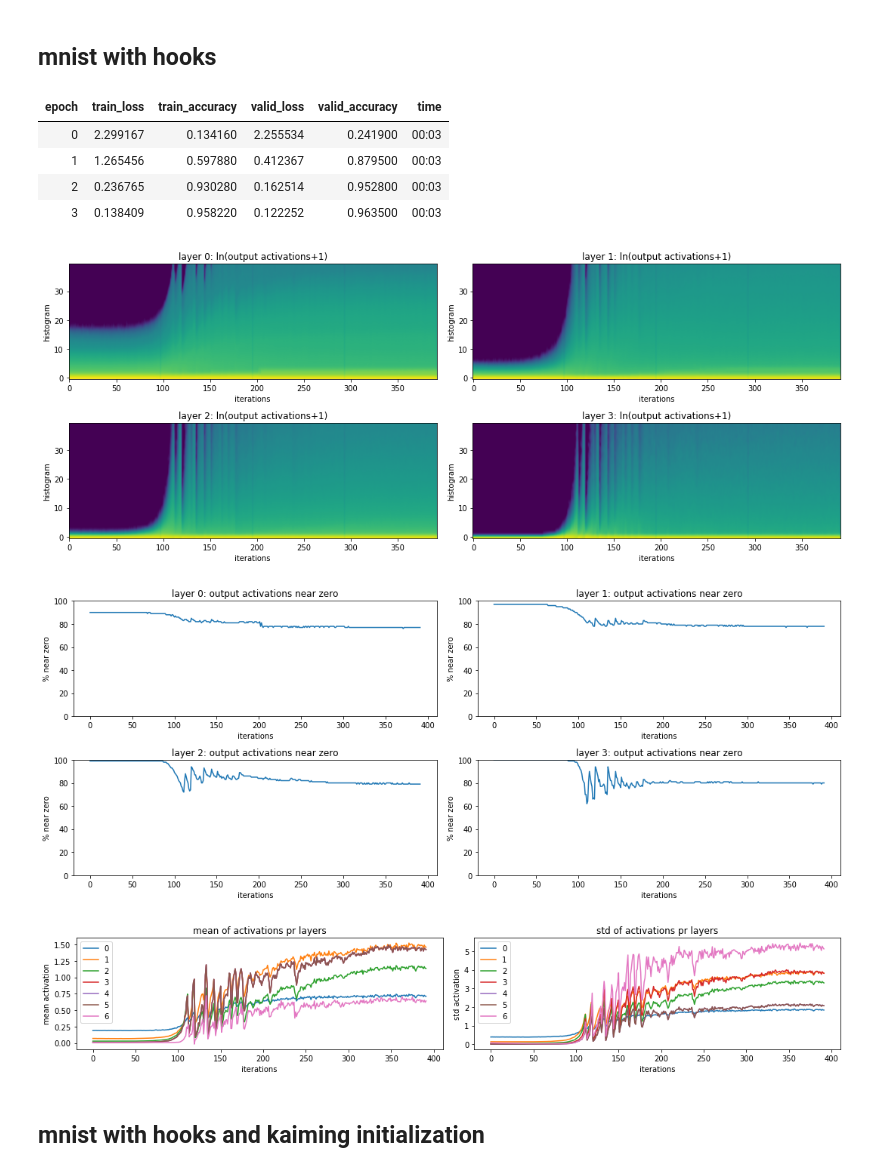
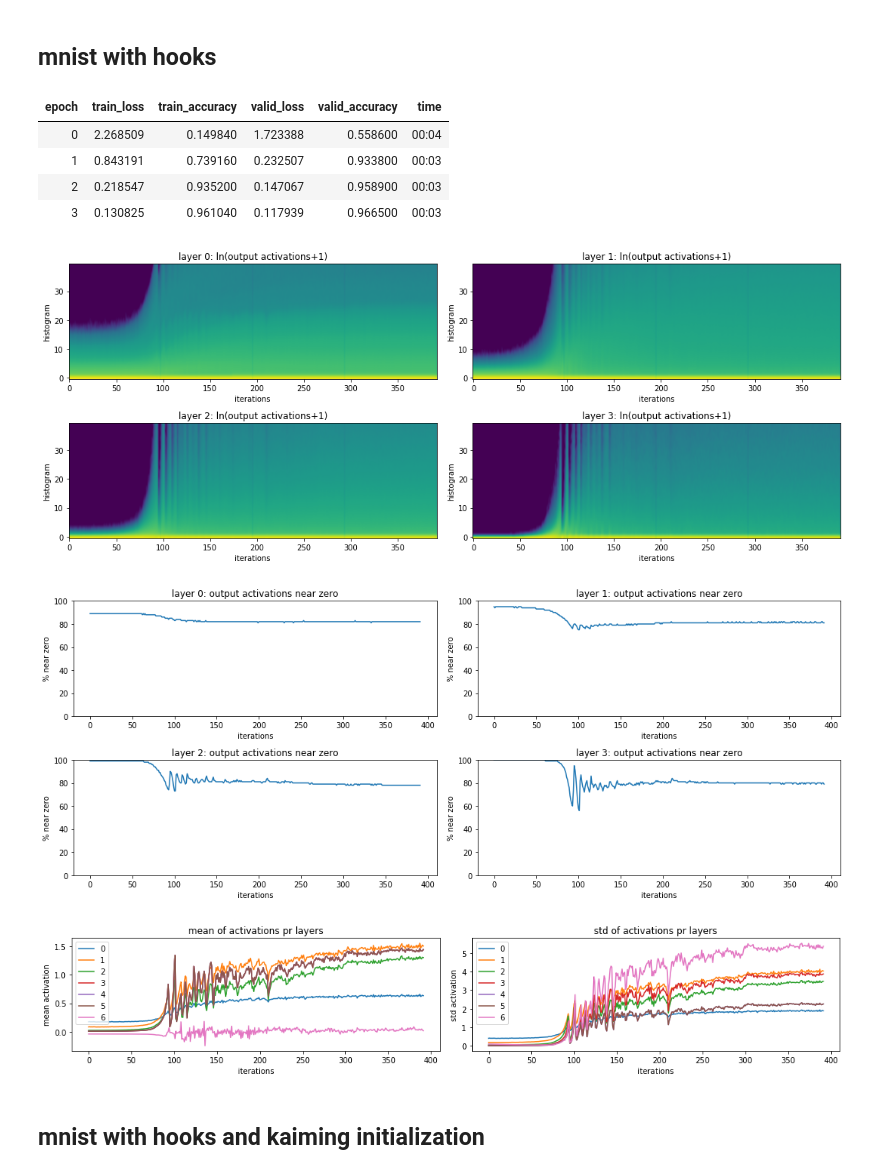
Before and after one commit to kasparlund/core_ai, a Jupyter notebook: source/mnist_initi_batchnorm.ipynb, the cells around one changed output. Cells and saved outputs as stored; diff of their text form; code cells hidden in the pictures.

```diff
--- a/source/mnist_initi_batchnorm.ipynb
+++ b/source/mnist_initi_batchnorm.ipynb
@@ -57,6 +60,10 @@ cbfs_base = [TrainableModelCallback, TrainEvalCallback, OptimizerCallback,
 #             partial(ParamScheduler, 'lr', sched),
              partial(BatchTransformXCallback, tfm = mnist_view),
              ProgressCallback]
+
+#layer = partial( conv_layer, stride=2, bn=False, act=GeneralRelu )
+from torch import *
+layer = partial( conv_layer, stride=2, bn=False, zero_bn=False, act=partial(torch.nn.ReLU,inplace=True) )
 # %% [markdown]
 ## mnist without kaiming initialization
 # %%
@@ -110,20 +117,20 @@ cbfs_base = [TrainableModelCallback, TrainEvalCallback, OptimizerCallback,
              partial(BatchTransformXCallback, tfm = mnist_view), ProgressCallback ]
 # %%
 cbfs  = cbfs_base.copy() + [Recorder, partial(AvgStatsCallback,[accuracy]) ]
-model = get_cnn_model(layers_sizes, data.c_in, data.c_out, partial(conv_layer, stride=2, bn=False) )
+model = get_cnn_model(layers_sizes, data.c_in, data.c_out, layer=layer )
 learn = Learner( model, data, loss_func,opt=SGD(sched,max_lr=0.5, max_wd=1e-3), cb_funcs=cbfs)
 with Hooks(model, append_stats) as hooks:
     learn.fit(4)
     plot_layer_stats( hooks )
 # %% [output]
 | epoch | train_loss | train_accuracy | valid_loss | valid_accuracy | time |
-| 0 | 2.299167 | 0.134160 | 2.255534 | 0.241900 | 00:03 |
-| 1 | 1.265456 | 0.597880 | 0.412367 | 0.879500 | 00:03 |
-| 2 | 0.236765 | 0.930280 | 0.162514 | 0.952800 | 00:03 |
-| 3 | 0.138409 | 0.958220 | 0.122252 | 0.963500 | 00:03 |
+| 0 | 2.268509 | 0.149840 | 1.723388 | 0.558600 | 00:04 |
+| 1 | 0.843191 | 0.739160 | 0.232507 | 0.933800 | 00:03 |
+| 2 | 0.218547 | 0.935200 | 0.147067 | 0.958900 | 00:03 |
+| 3 | 0.130825 | 0.961040 | 0.117939 | 0.966500 | 00:03 |
-[figure, old version]
+[figure, new version]
-[figure, old version]
+[figure, new version]
-[figure, old version]
+[figure, new version]
 # %% [markdown]
 ## mnist with hooks and kaiming initialization
 # %%
```
Also changed, not shown: parts of 7 cells of this notebook, 3 other files.
